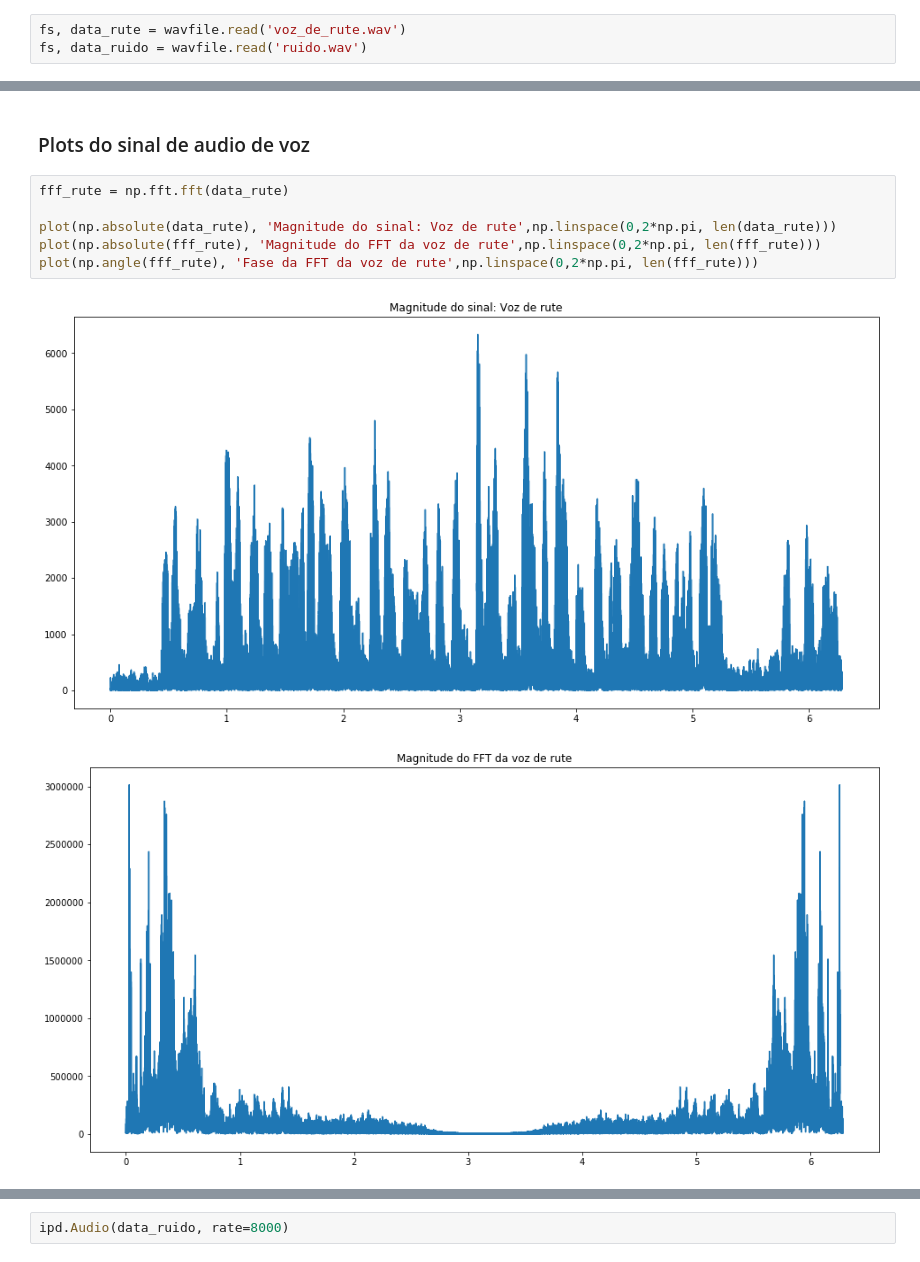
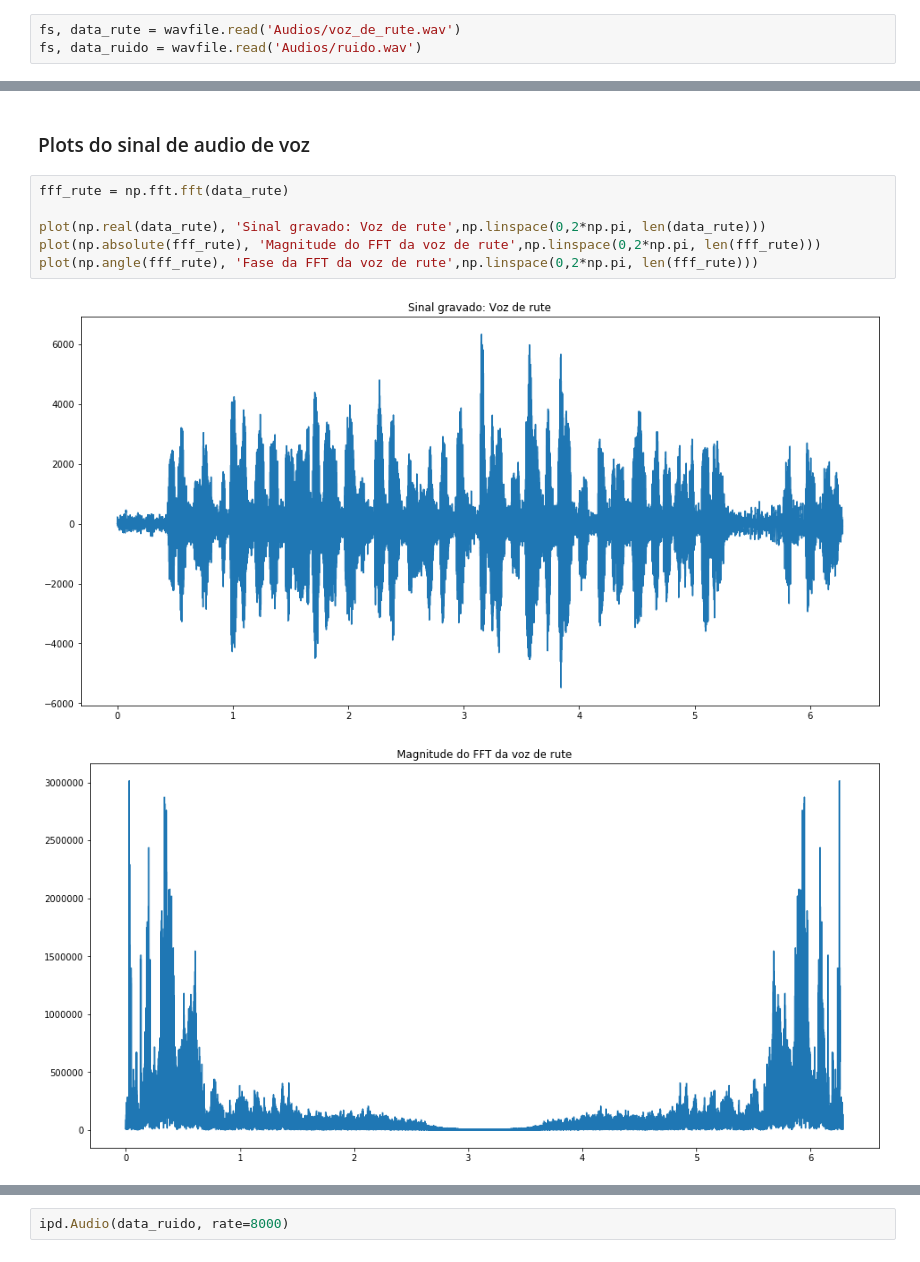
Before and after one commit to ruteee/ConvolucaoFrequencia, a Jupyter notebook: Trabalho pds.ipynb, the cells around one changed output, grey strips where cells are left out. Cells and saved outputs as stored; diff of their text form.

```diff
--- a/Trabalho pds.ipynb
+++ b/Trabalho pds.ipynb
@@ -315,8 +336,8 @@ plot(np.angle(h_jw), "Fase do Filtro", np.linspace(0,2*np.pi, len(h)))
 
 O áudio de voz, foi gravado através do *software* audacity e o ruído senoidal com $f = 2kHz$, foi gerado pelo mesmo software a uma taxa de $8kHz$. Posteriormente estes audios foram importados como mostra o trecho de código abaixo.
 # %%
-fs, data_rute = wavfile.read('voz_de_rute.wav')
-fs, data_ruido = wavfile.read('ruido.wav')
+fs, data_rute = wavfile.read('Audios/voz_de_rute.wav')
+fs, data_ruido = wavfile.read('Audios/ruido.wav')
 # %% [markdown]
 ## Áudio original da voz do autor
 
@@ -330,11 +351,11 @@ ipd.Audio(data_rute, rate=8000)
 # %%
 fff_rute = np.fft.fft(data_rute)
 
-plot(np.absolute(data_rute), 'Magnitude do sinal: Voz de rute',np.linspace(0,2*np.pi, len(data_rute)))
+plot(np.real(data_rute), 'Sinal gravado: Voz de rute',np.linspace(0,2*np.pi, len(data_rute)))
 plot(np.absolute(fff_rute), 'Magnitude do FFT da voz de rute',np.linspace(0,2*np.pi, len(fff_rute)))
 plot(np.angle(fff_rute), 'Fase da FFT da voz de rute',np.linspace(0,2*np.pi, len(fff_rute)))
 # %% [output]
-[figure, old version]
+[figure, new version]
 [figure]
 [figure]
 # %% [markdown]
```
Also changed, not shown: parts of 45 cells of this notebook, 7 other files.
